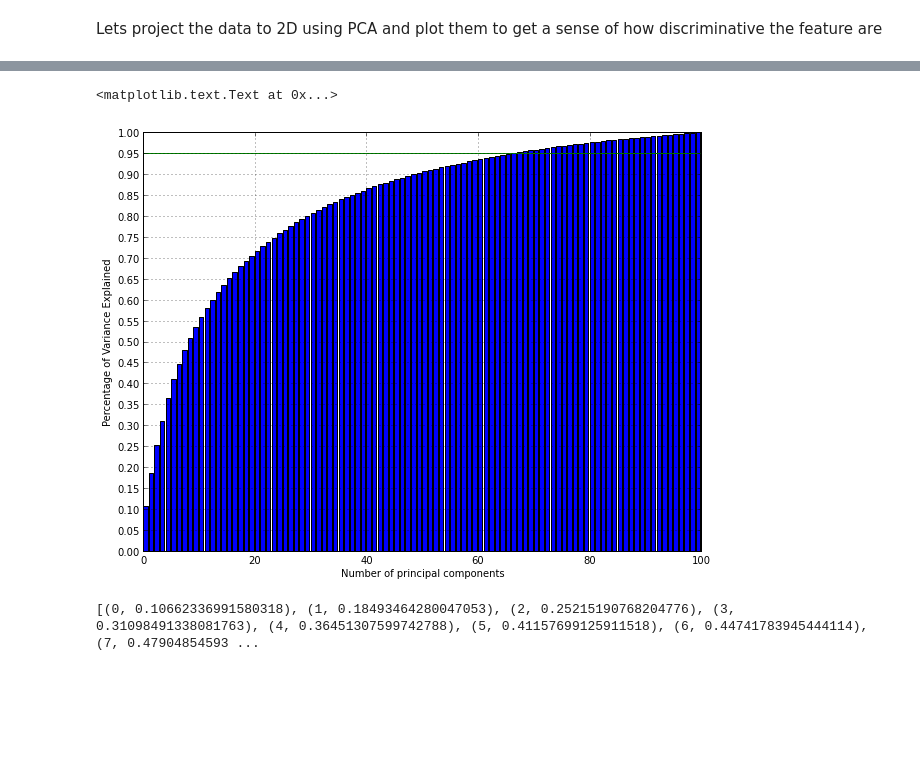
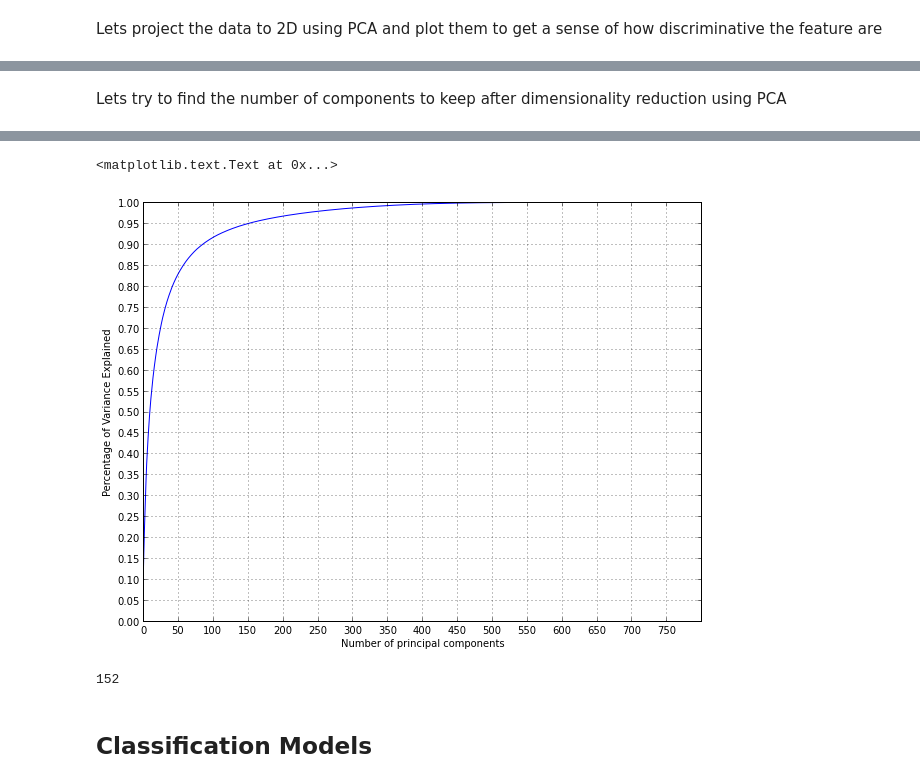
Before and after one commit to sujeetk/808ML, a Jupyter notebook: Digit Recognizer/Digit_Recognition.ipynb, the cells around one changed output, grey strips where cells are left out. Saved outputs shown, nothing was run; the diff lists cells and outputs as text; code cells hidden in the pictures; blank space fills up the shorter version.

```diff
--- a/Digit Recognizer/Digit_Recognition.ipynb
+++ b/Digit Recognizer/Digit_Recognition.ipynb
@@ -63,0 +74,9 @@ X_test = data_test.values
+# %%
+from sklearn.cross_validation import train_test_split
+
+X_train_full, y_train_full = data_train.drop(labels=['label'],axis=1).values, data_train.label.values
+X_train, X_validate, y_train, y_validate = train_test_split(X_train_full, y_train_full, test_size=0.20, random_state=0)
+
+print 'Full training set: ', X_train_full.shape, y_train_full.shape
+print 'Training subset: ', X_train.shape, y_train.shape
+print 'Validation subset: ', X_validate.shape, y_validate.shape
@@ -139,12 +165,15 @@ Wall time: 21.42 s
 [figure]
+# %% [markdown]
+Lets try to find the number of components to keep after dimensionality reduction using PCA
 # %%
-n_components = 100
-pca = RandomizedPCA(n_components=n_components)
+pca = RandomizedPCA()
 %time X_pca = pca.fit_transform(X_train)
+
 x = range(len(pca.components_))
-plt.bar(x, np.cumsum(pca.explained_variance_ratio_))
-plt.plot([0, n_components], [0.95, 0.95], 'g-')
+cumSumVar = np.cumsum(pca.explained_variance_ratio_)
+plt.plot(x, cumSumVar)
 plt.yticks(np.arange(0.0,1.01,0.05))
+plt.xticks(np.arange(0,len(x),50))
 plt.xlabel('Number of principal components')
 plt.ylabel('Percentage of Variance Explained')
 # %% [output]
@@ -153,6 +182,10 @@ Wall time: 11.84 s
 <matplotlib.text.Text at 0x...>
-[figure, old version]
+[figure, new version]
-# %%
-zip(range(n_components),np.cumsum(pca.explained_variance_ratio_))
-# %% [output]
-[(0, 0.10662336991580318), (1, 0.18493464280047053), (2, 0.25215190768204776), (3, 0.31098491338081763), (4, 0.36451307599742788), (5, 0.41157699125911518), (6, 0.44741783945444114), (7, 0.47904854593 ...
+# %%
+percentageOfVarianceToKeep = 0.95
+n_components_to_keep = np.min(np.nonzero(cumSumVar> percentageOfVarianceToKeep))
+print n_components_to_keep
+# %% [output]
+152
+# %% [markdown]
+## Classification Models
```
Also changed, not shown: parts of 33 cells of this notebook, 1 other file.
